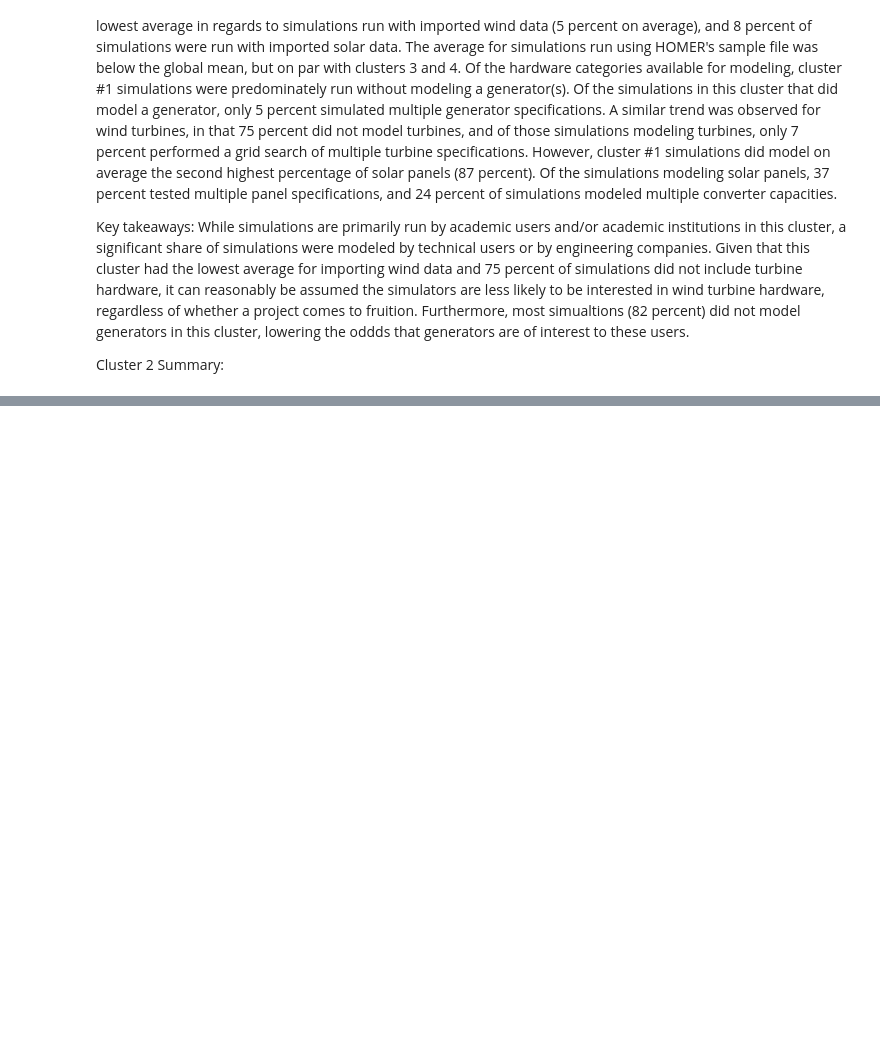
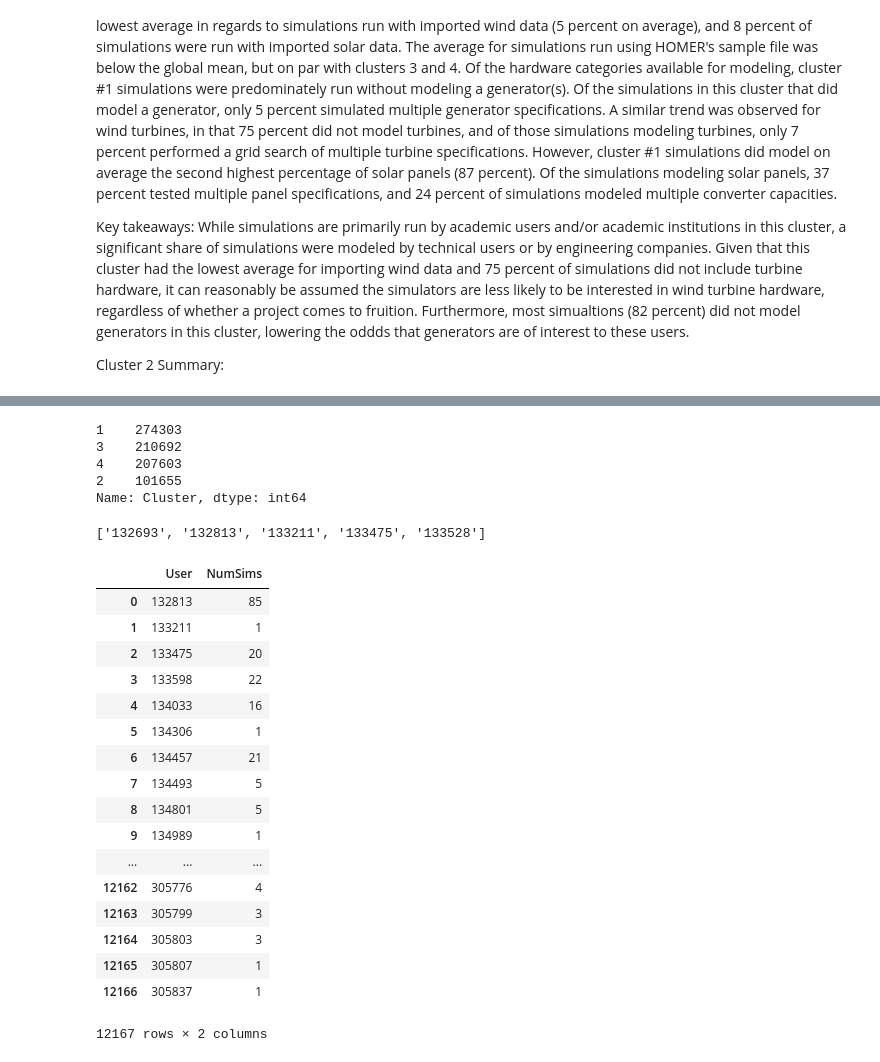
Before and after one commit to Stuart-D-King/homer_segmentation, a Jupyter notebook: homer_eda.ipynb, the cells around one changed output, grey strips where cells are left out. Saved outputs shown, nothing was run; the diff lists cells and outputs as text; code cells hidden in the pictures; blank space fills up the shorter version.

```diff
--- a/homer_eda.ipynb
+++ b/homer_eda.ipynb
@@ -753,0 +785,51 @@ Cluster 2 Summary:
+# %%
+df_clustered.Cluster.value_counts(dropna=False)
+# %% [output]
+1    274303
+3    210692
+4    207603
+2    101655
+Name: Cluster, dtype: int64
+# %%
+C1 = df_clustered[df_clustered['Cluster'] == 1]
+C2 = df_clustered[df_clustered['Cluster'] == 2]
+C3 = df_clustered[df_clustered['Cluster'] == 3]
+C4 = df_clustered[df_clustered['Cluster'] == 4]
+# %%
+users = df_clustered.User.unique().tolist()
+users = sorted(users)
+# %%
+users[:5]
+# %% [output]
+['132693', '132813', '133211', '133475', '133528']
+# %%
+c1_grouped = C1.groupby('User')['User'].count()
+c2_grouped = C2.groupby('User')['User'].count()
+c3_grouped = C3.groupby('User')['User'].count()
+c4_grouped = C4.groupby('User')['User'].count()
+# %%
+df_cgroups = pd.DataFrame(users, columns=['ID'])
+idx = c1_grouped.index
+vals = c1_grouped.values
+c1_df = pd.DataFrame(idx)
+c1_df['NumSims'] = vals
+c1_df
+# %% [output]
+|  | User | NumSims |
+| 0 | 132813 | 85 |
+| 1 | 133211 | 1 |
+| 2 | 133475 | 20 |
+| 3 | 133598 | 22 |
+| 4 | 134033 | 16 |
+| 5 | 134306 | 1 |
+| 6 | 134457 | 21 |
+| 7 | 134493 | 5 |
+| 8 | 134801 | 5 |
+| 9 | 134989 | 1 |
+| ... | ... | ... |
+| 12162 | 305776 | 4 |
+| 12163 | 305799 | 3 |
+| 12164 | 305803 | 3 |
+| 12165 | 305807 | 1 |
+| 12166 | 305837 | 1 |
+12167 rows × 2 columns
```
Also changed, not shown: parts of 7 cells of this notebook, 6 other files.
